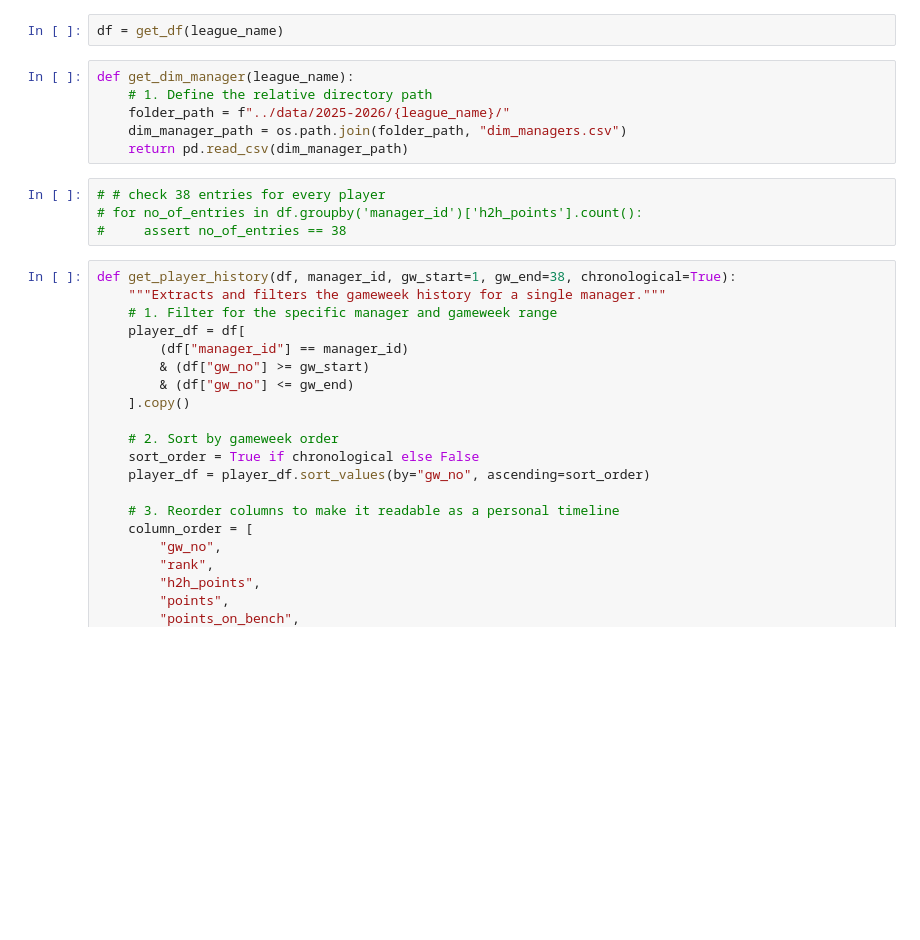
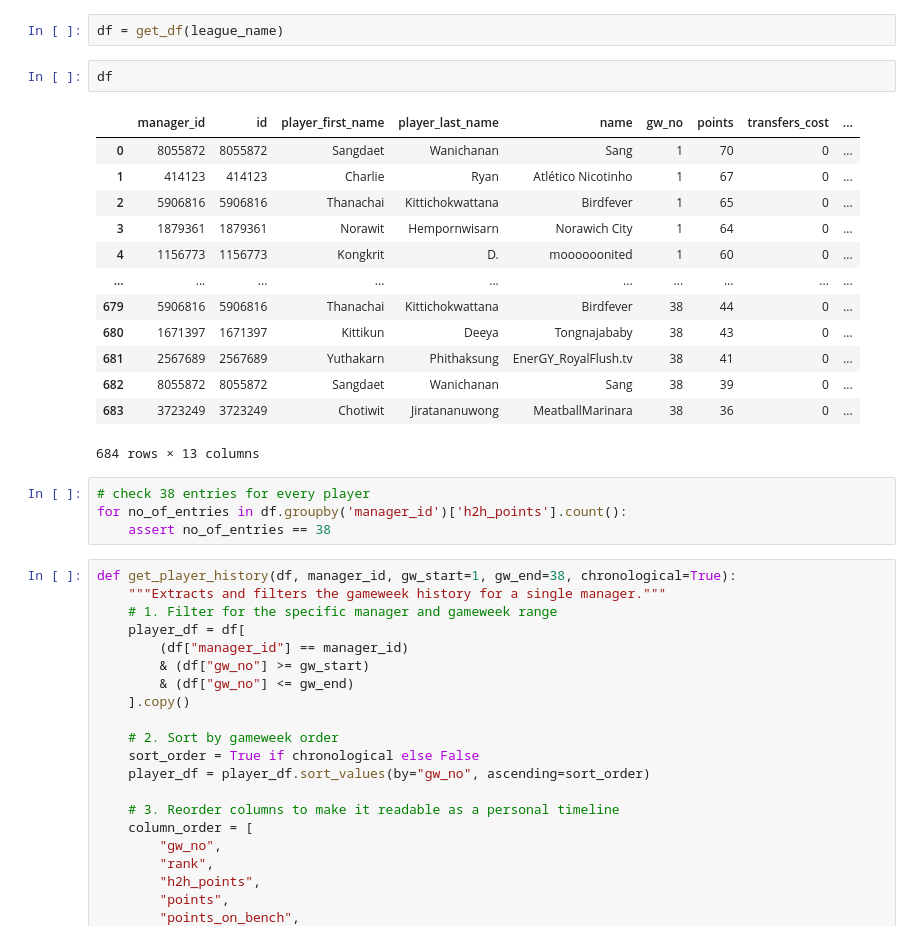
Before and after one commit to tawiwut-cha/fpl-analytics, a Jupyter notebook: notebooks/season_analysis.ipynb, the cells around one changed output. Saved outputs shown, nothing was run; the diff lists cells and outputs as text; blank space fills up the shorter version.

```diff
--- a/notebooks/season_analysis.ipynb
+++ b/notebooks/season_analysis.ipynb
@@ -30,15 +62,25 @@ def get_df(league_name):
 # %%
 df = get_df(league_name)
-# %%
-def get_dim_manager(league_name):
-    # 1. Define the relative directory path
-    folder_path = f"../data/2025-2026/{league_name}/"
-    dim_manager_path = os.path.join(folder_path, "dim_managers.csv")
-    return pd.read_csv(dim_manager_path)
+# %%
+df
+# %% [output]
+|  | manager_id | id | player_first_name | player_last_name | name | gw_no | points | transfers_cost | ... |
+| 0 | 8055872 | 8055872 | Sangdaet | Wanichanan | Sang | 1 | 70 | 0 | ... |
+| 1 | 414123 | 414123 | Charlie | Ryan | Atlético Nicotinho | 1 | 67 | 0 | ... |
+| 2 | 5906816 | 5906816 | Thanachai | Kittichokwattana | Birdfever | 1 | 65 | 0 | ... |
+| 3 | 1879361 | 1879361 | Norawit | Hempornwisarn | Norawich City | 1 | 64 | 0 | ... |
+| 4 | 1156773 | 1156773 | Kongkrit | D. | moooooonited | 1 | 60 | 0 | ... |
+| ... | ... | ... | ... | ... | ... | ... | ... | ... | ... |
+| 679 | 5906816 | 5906816 | Thanachai | Kittichokwattana | Birdfever | 38 | 44 | 0 | ... |
+| 680 | 1671397 | 1671397 | Kittikun | Deeya | Tongnajababy | 38 | 43 | 0 | ... |
+| 681 | 2567689 | 2567689 | Yuthakarn | Phithaksung | EnerGY_RoyalFlush.tv | 38 | 41 | 0 | ... |
+| 682 | 8055872 | 8055872 | Sangdaet | Wanichanan | Sang | 38 | 39 | 0 | ... |
+| 683 | 3723249 | 3723249 | Chotiwit | Jiratananuwong | MeatballMarinara | 38 | 36 | 0 | ... |
+684 rows × 13 columns
 # %%
-# # check 38 entries for every player
-# for no_of_entries in df.groupby('manager_id')['h2h_points'].count():
-#     assert no_of_entries == 38
+# check 38 entries for every player
+for no_of_entries in df.groupby('manager_id')['h2h_points'].count():
+    assert no_of_entries == 38
 # %%
 def get_player_history(df, manager_id, gw_start=1, gw_end=38, chronological=True):
     """Extracts and filters the gameweek history for a single manager."""
```
Also changed, not shown: parts of 12 cells of this notebook.
